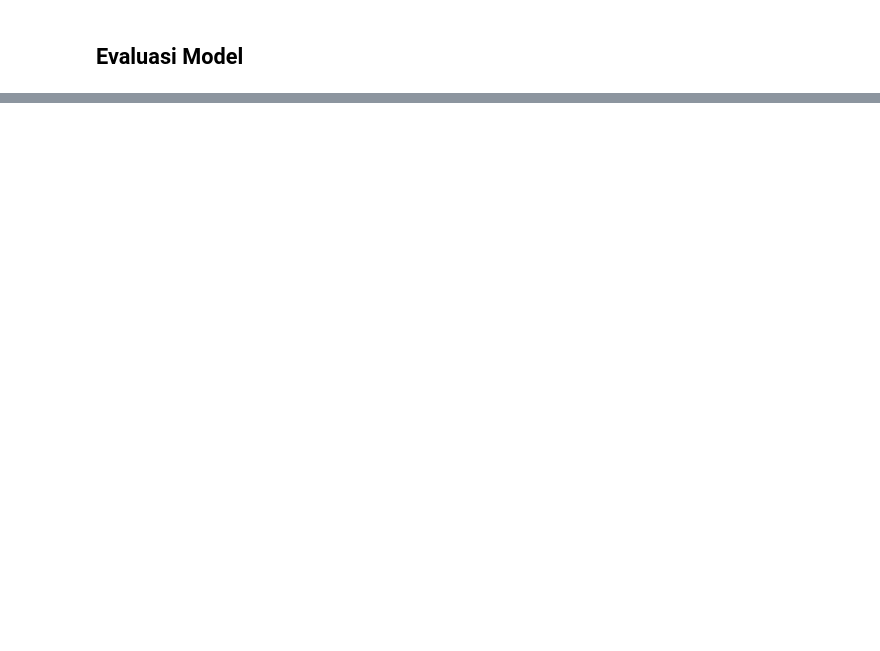
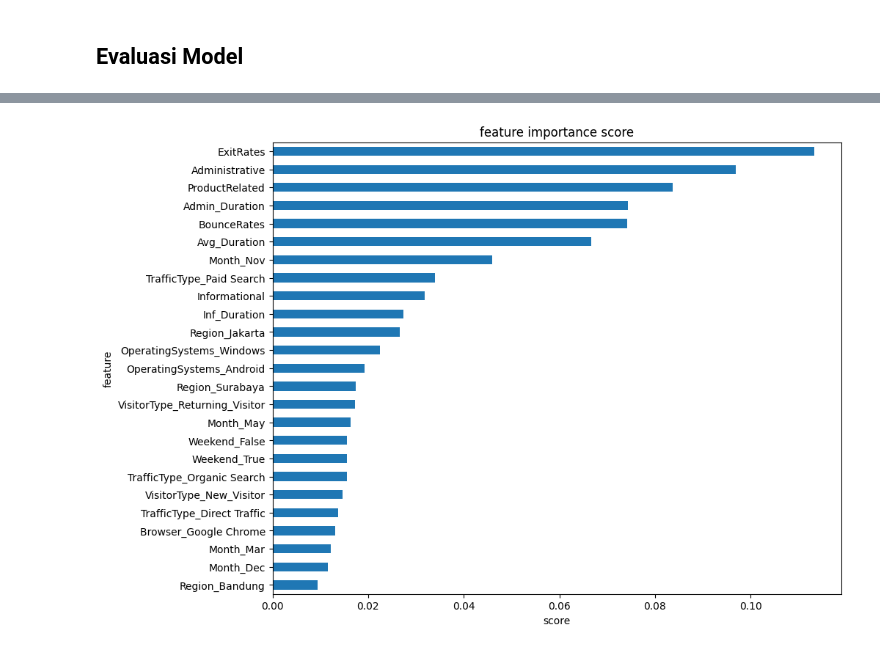
Before and after one commit to primaadit/final_project, a Jupyter notebook: Stage3_Tania.ipynb, the cells around one changed output, grey strips where cells are left out. Saved outputs shown, nothing was run; the diff lists cells and outputs as text; code cells hidden in the pictures; blank space fills up the shorter version.

```diff
--- a/Stage3_Tania.ipynb
+++ b/Stage3_Tania.ipynb
@@ -382,5 +472,5 @@ y_pred1 = cdt_classifier.predict(X_test_scaled)
 from sklearn import tree
 from sklearn.tree import DecisionTreeClassifier
 cdt_classifier2 = DecisionTreeClassifier(random_state=42)
-cdt_classifier2.fit(X_train_scaled, y_train)
-y_pred12 = cdt_classifier2.predict(X_test_scaled)
+cdt_classifier2.fit(X_res2, y_res2)
+y_pred12 = cdt_classifier2.predict(X_test_scaled2)
@@ -398,5 +500,5 @@ from sklearn.model_selection import train_test_split
 from sklearn.ensemble import RandomForestClassifier
 from sklearn.metrics import accuracy_score
 rf_classifier2 = RandomForestClassifier(n_estimators=100, random_state=42)
-rf_classifier2.fit(X_train_scaled, y_train)
-y_pred22 = rf_classifier.predict(X_test_scaled)
+rf_classifier2.fit(X_res2, y_res2)
+y_pred22 = rf_classifier2.predict(X_test_scaled2)
@@ -471,0 +665,4 @@ show_feature_importance(rf_classifier)
+# %%
+show_feature_importance(rf_classifier2)
+# %% [output]
+[figure, added]
```
Also changed, not shown: parts of 30 cells of this notebook.
